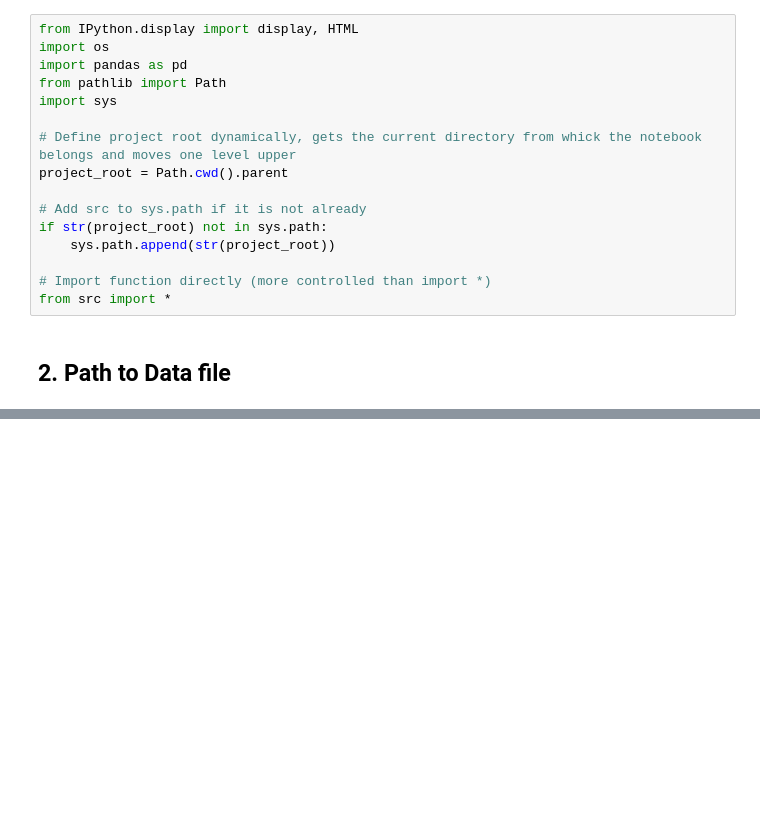
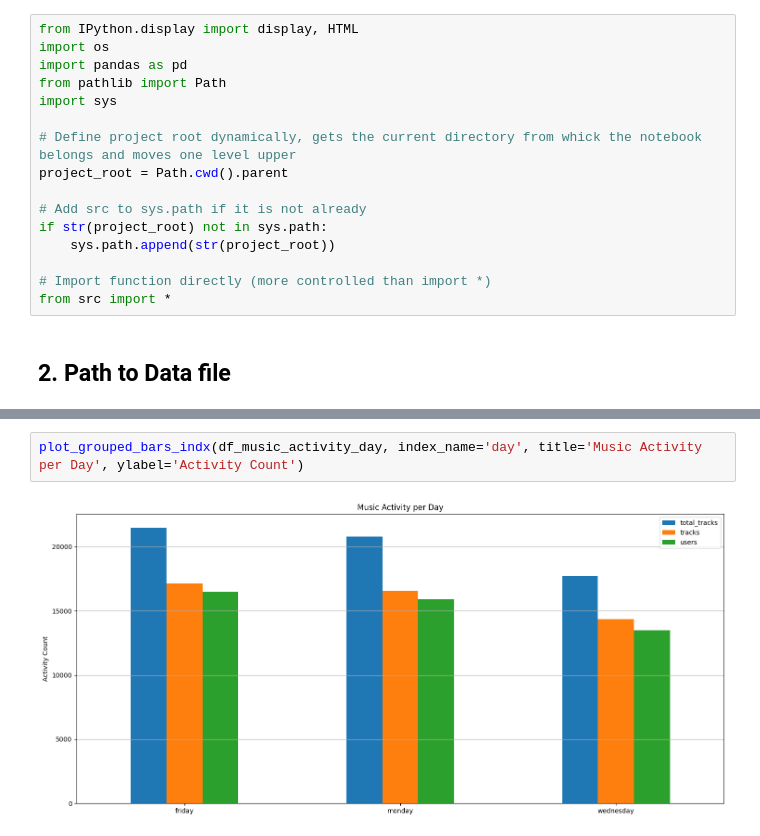
Before and after one commit to LuisPastranaLemus/P_20250423_Music_activity_analysis, a Jupyter notebook: notebooks/03_eda.ipynb, the cells around one changed output, grey strips where cells are left out. Drawn from its saved outputs; the diff is of its cells as text; blank space fills up the shorter version.

```diff
--- a/notebooks/03_eda.ipynb
+++ b/notebooks/03_eda.ipynb
@@ -67,0 +41,4 @@ dtype: object
+# %%
+plot_grouped_bars_indx(df_music_activity_day, index_name='day', title='Music Activity per Day', ylabel='Activity Count')
+# %% [output]
+[figure, added]
```
Also changed, not shown: parts of 10 cells of this notebook, 5 other files.
